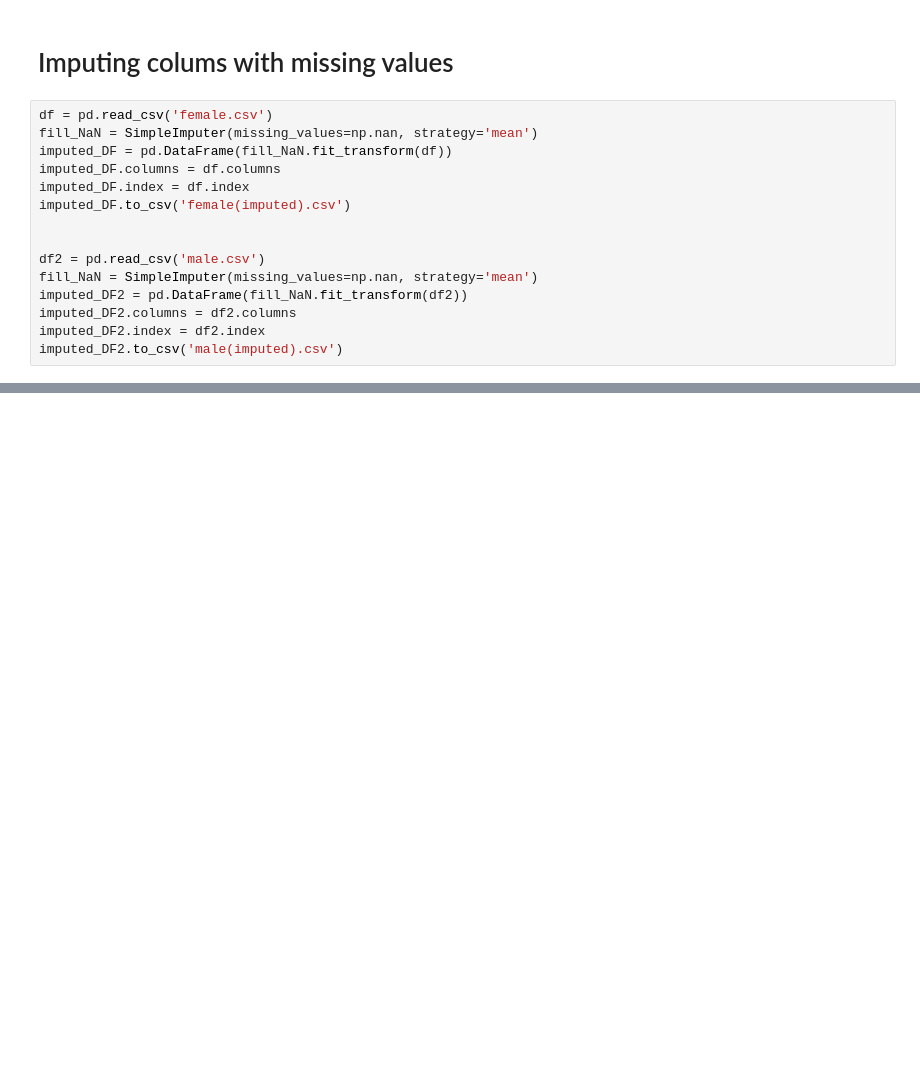
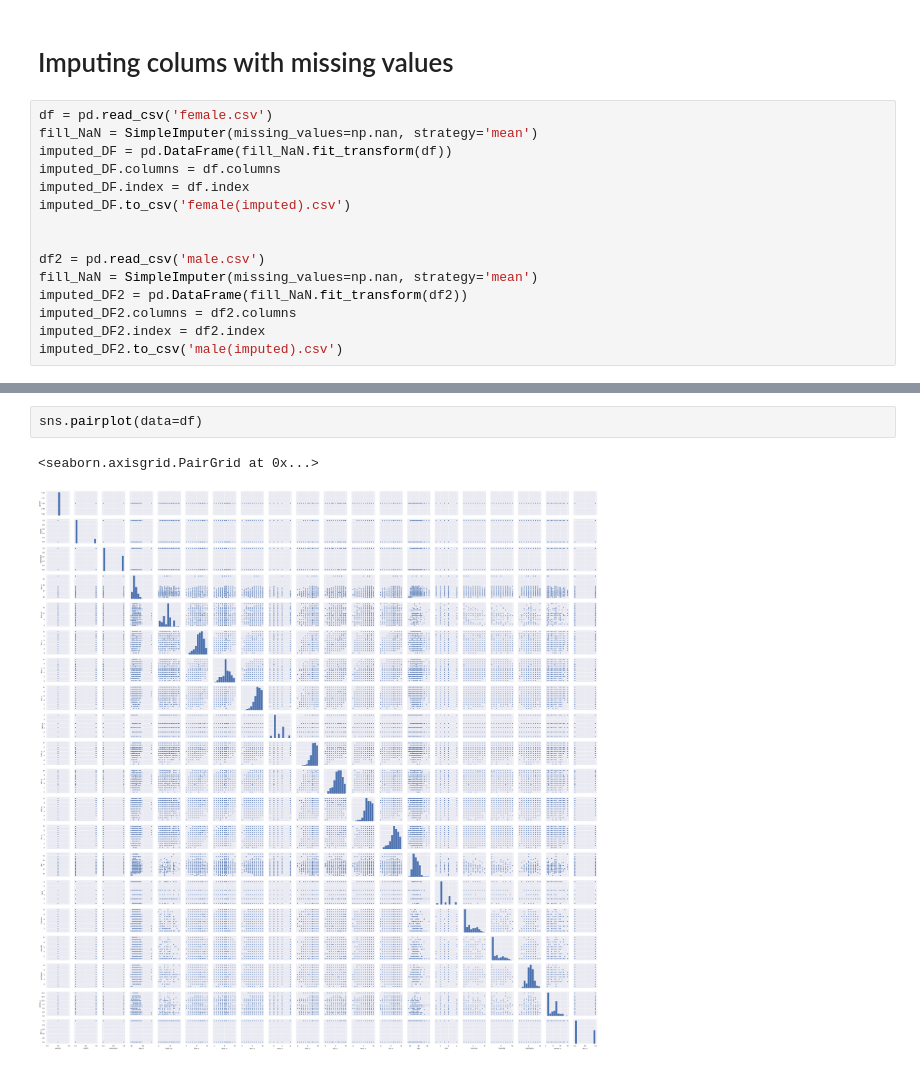
Before and after one commit to yulnicorn/Data-Analytics-Mining, a Jupyter notebook: splitting_gender_handle_missing_value.ipynb, the cells around one changed output, grey strips where cells are left out. Cells and saved outputs as stored; diff of their text form; blank space fills up the shorter version.

```diff
--- a/splitting_gender_handle_missing_value.ipynb
+++ b/splitting_gender_handle_missing_value.ipynb
@@ -45,0 +90,5 @@ imputed_DF2.to_csv('male(imputed).csv')
+# %%
+sns.pairplot(data=df)
+# %% [output]
+<seaborn.axisgrid.PairGrid at 0x...>
+[figure, added]
```
Also changed, not shown: parts of 4 cells of this notebook, 2 other files.
